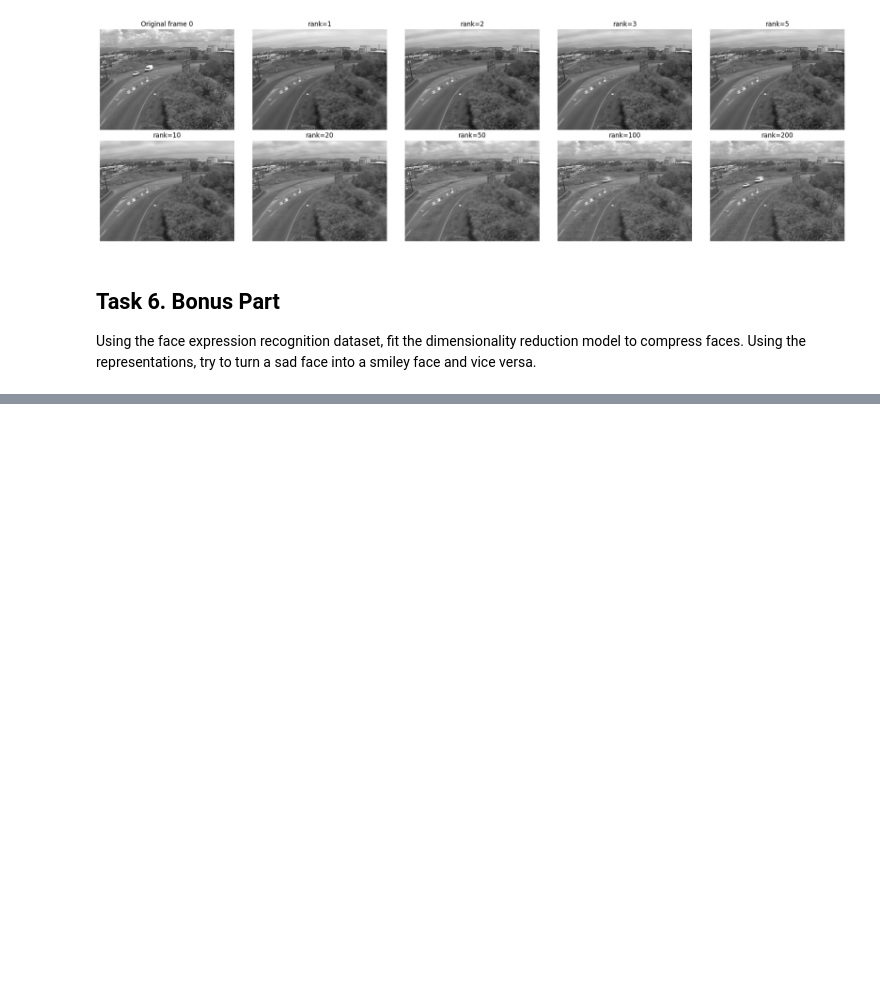
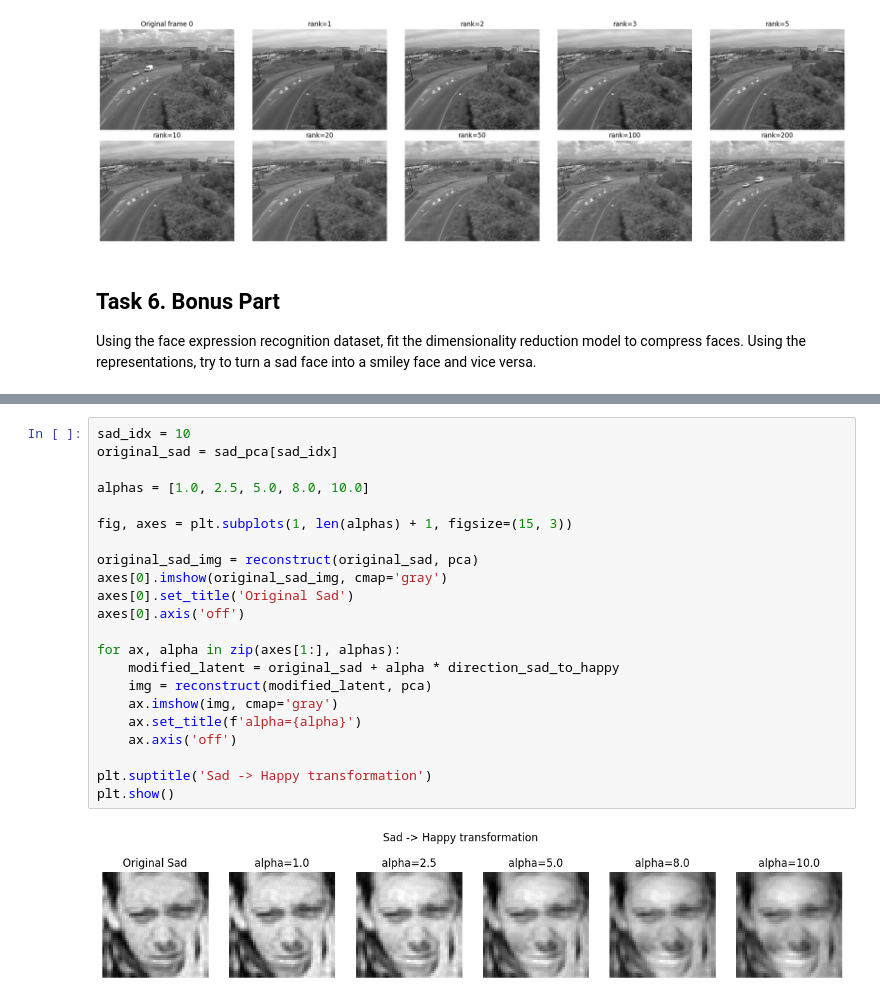
Before and after one commit to mariaFedulova/-dimensionality-reduction-task, a Jupyter notebook: unsupervised_learning.ipynb, the cells around one changed output, grey strips where cells are left out. Saved outputs shown, nothing was run; the diff lists cells and outputs as text; blank space fills up the shorter version.

```diff
--- a/unsupervised_learning.ipynb
+++ b/unsupervised_learning.ipynb
@@ -545,0 +608,24 @@ Using the face expression recognition dataset, fit the dimensionality reduction
+# %%
+sad_idx = 10
+original_sad = sad_pca[sad_idx]
+
+alphas = [1.0, 2.5, 5.0, 8.0, 10.0]
+
+fig, axes = plt.subplots(1, len(alphas) + 1, figsize=(15, 3))
+
+original_sad_img = reconstruct(original_sad, pca)
+axes[0].imshow(original_sad_img, cmap='gray')
+axes[0].set_title('Original Sad')
+axes[0].axis('off')
+
+for ax, alpha in zip(axes[1:], alphas):
+    modified_latent = original_sad + alpha * direction_sad_to_happy
+    img = reconstruct(modified_latent, pca)
+    ax.imshow(img, cmap='gray')
+    ax.set_title(f'alpha={alpha}')
+    ax.axis('off')
+
+plt.suptitle('Sad -> Happy transformation')
+plt.show()
+# %% [output]
+[figure, added]
```
Also changed, not shown: parts of 12 cells of this notebook.
